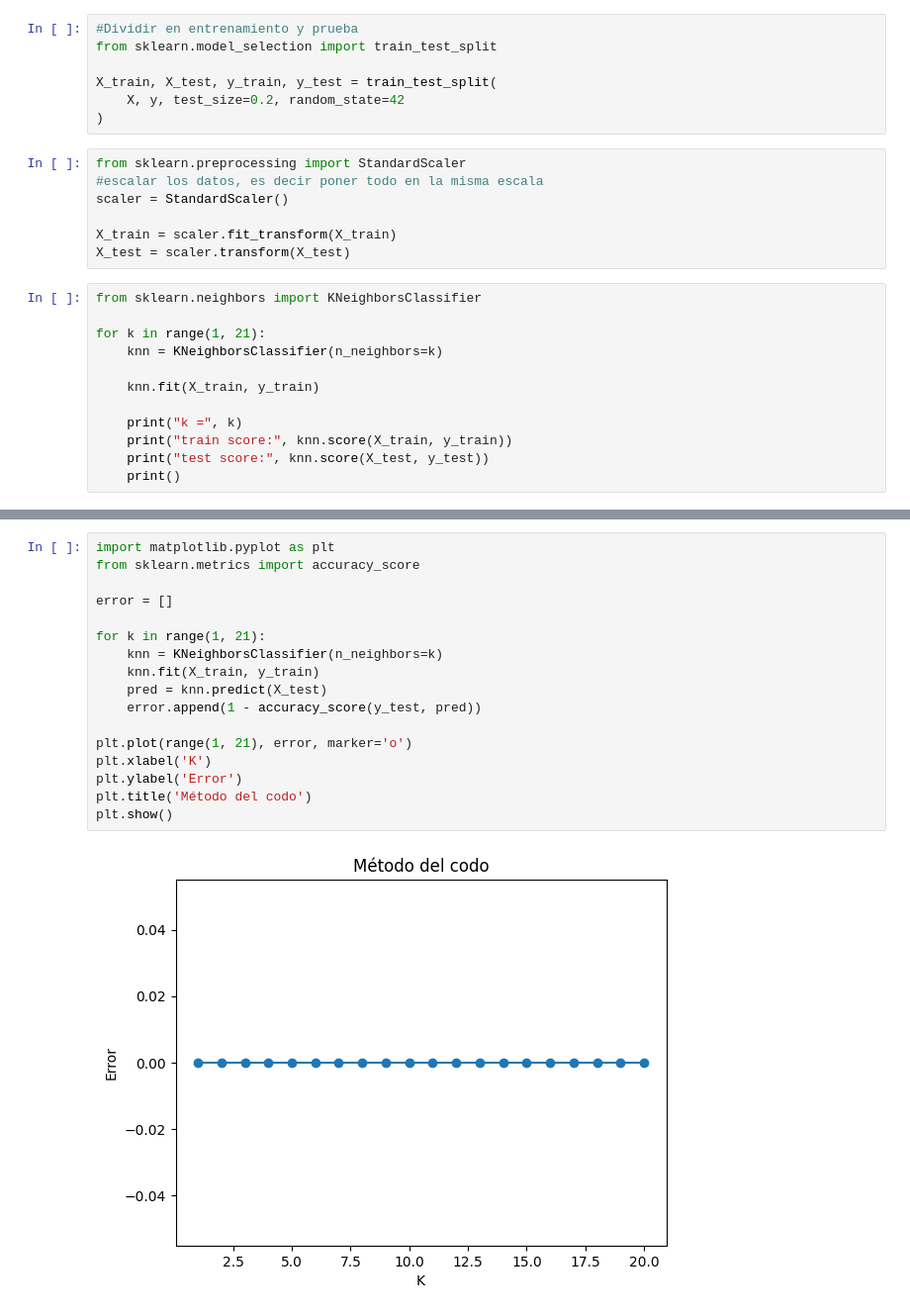
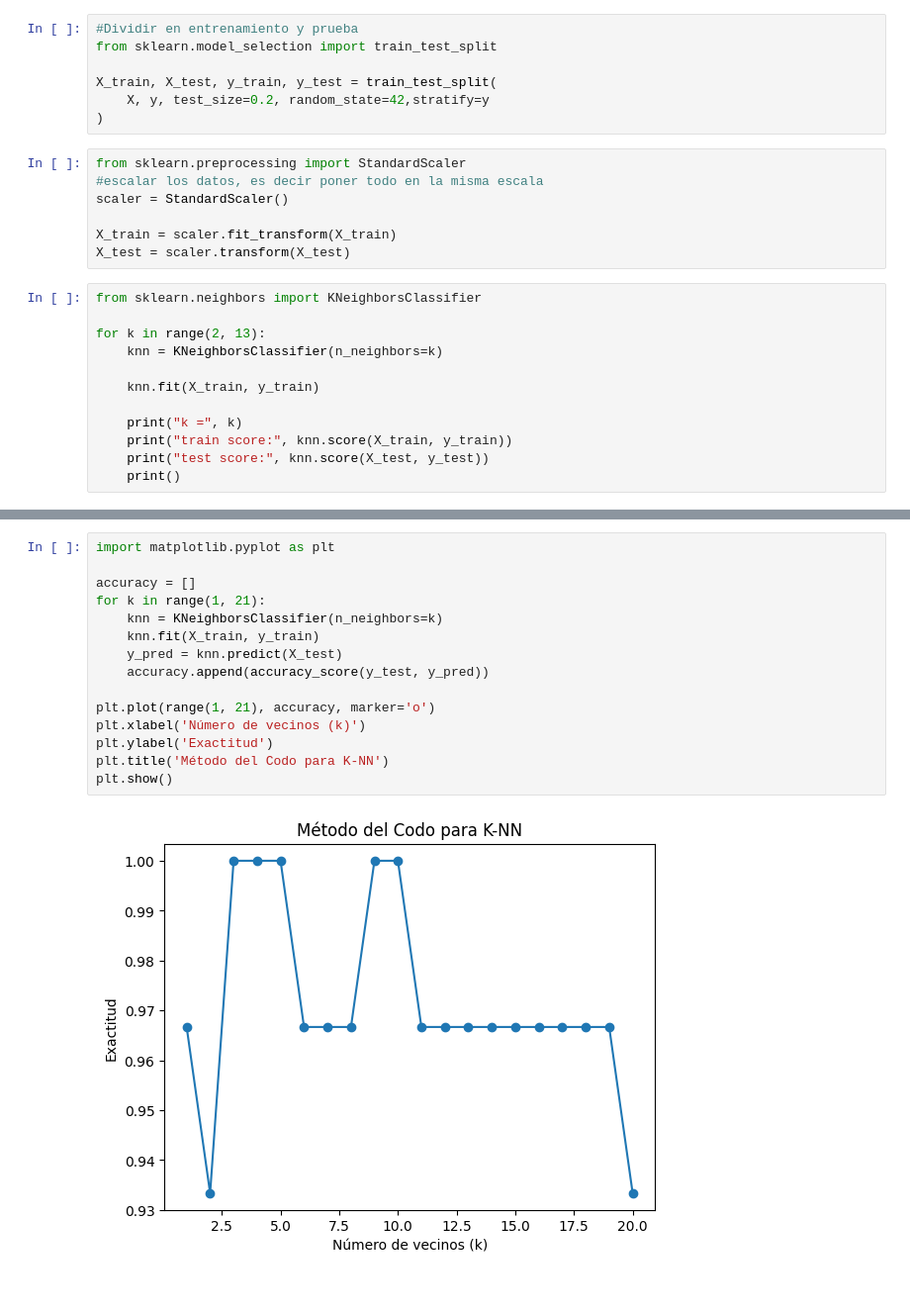
Before and after one commit to m-ony/mineria-de-datos, a Jupyter notebook: Minería_de_Datos.ipynb, the cells around one changed output, grey strips where cells are left out. Shown at 99% size. Drawn from its saved outputs; the diff is of its cells as text.

```diff
--- a/Minería_de_Datos.ipynb
+++ b/Minería_de_Datos.ipynb
@@ -3888,7 +3888,7 @@ y = iris['species']
 from sklearn.model_selection import train_test_split
 
 X_train, X_test, y_train, y_test = train_test_split(
-    X, y, test_size=0.2, random_state=42
+    X, y, test_size=0.2, random_state=42,stratify=y
 )
 # %%
 from sklearn.preprocessing import StandardScaler
@@ -3900,7 +3900,7 @@ X_test = scaler.transform(X_test)
 # %%
 from sklearn.neighbors import KNeighborsClassifier
 
-for k in range(1, 21):
+for k in range(2, 13):
     knn = KNeighborsClassifier(n_neighbors=k)
 
     knn.fit(X_train, y_train)
@@ -3930,19 +3930,17 @@ test score: 1.0
 # %%
 import matplotlib.pyplot as plt
-from sklearn.metrics import accuracy_score
 
-error = []
-
+accuracy = []
 for k in range(1, 21):
     knn = KNeighborsClassifier(n_neighbors=k)
     knn.fit(X_train, y_train)
-    pred = knn.predict(X_test)
-    error.append(1 - accuracy_score(y_test, pred))
+    y_pred = knn.predict(X_test)
+    accuracy.append(accuracy_score(y_test, y_pred))
 
-plt.plot(range(1, 21), error, marker='o')
-plt.xlabel('K')
-plt.ylabel('Error')
-plt.title('Método del codo')
+plt.plot(range(1, 21), accuracy, marker='o')
+plt.xlabel('Número de vecinos (k)')
+plt.ylabel('Exactitud')
+plt.title('Método del Codo para K-NN')
 plt.show()
 # %% [output]
-[figure, old version]
+[figure, new version]
```
Also changed, not shown: parts of 3 cells of this notebook.
